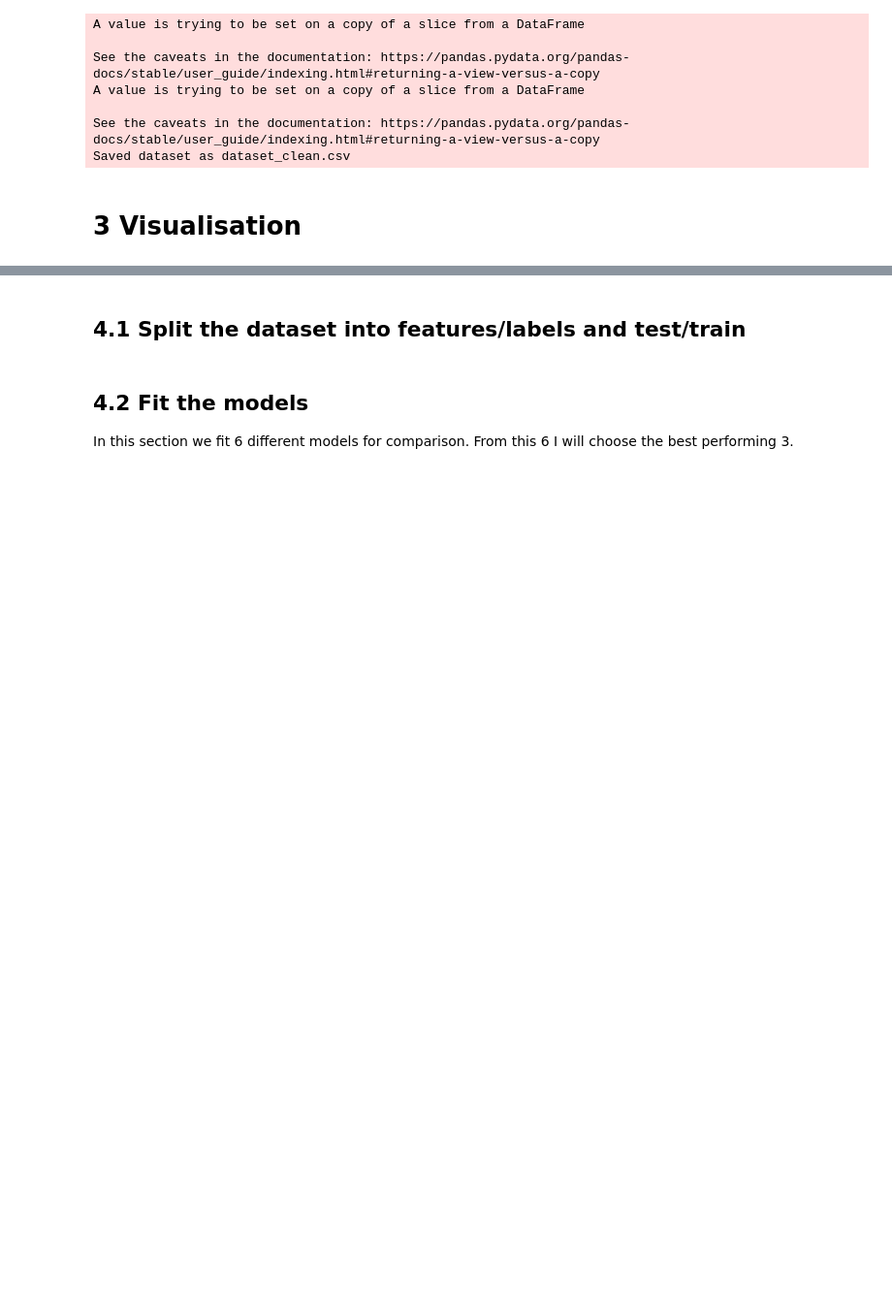
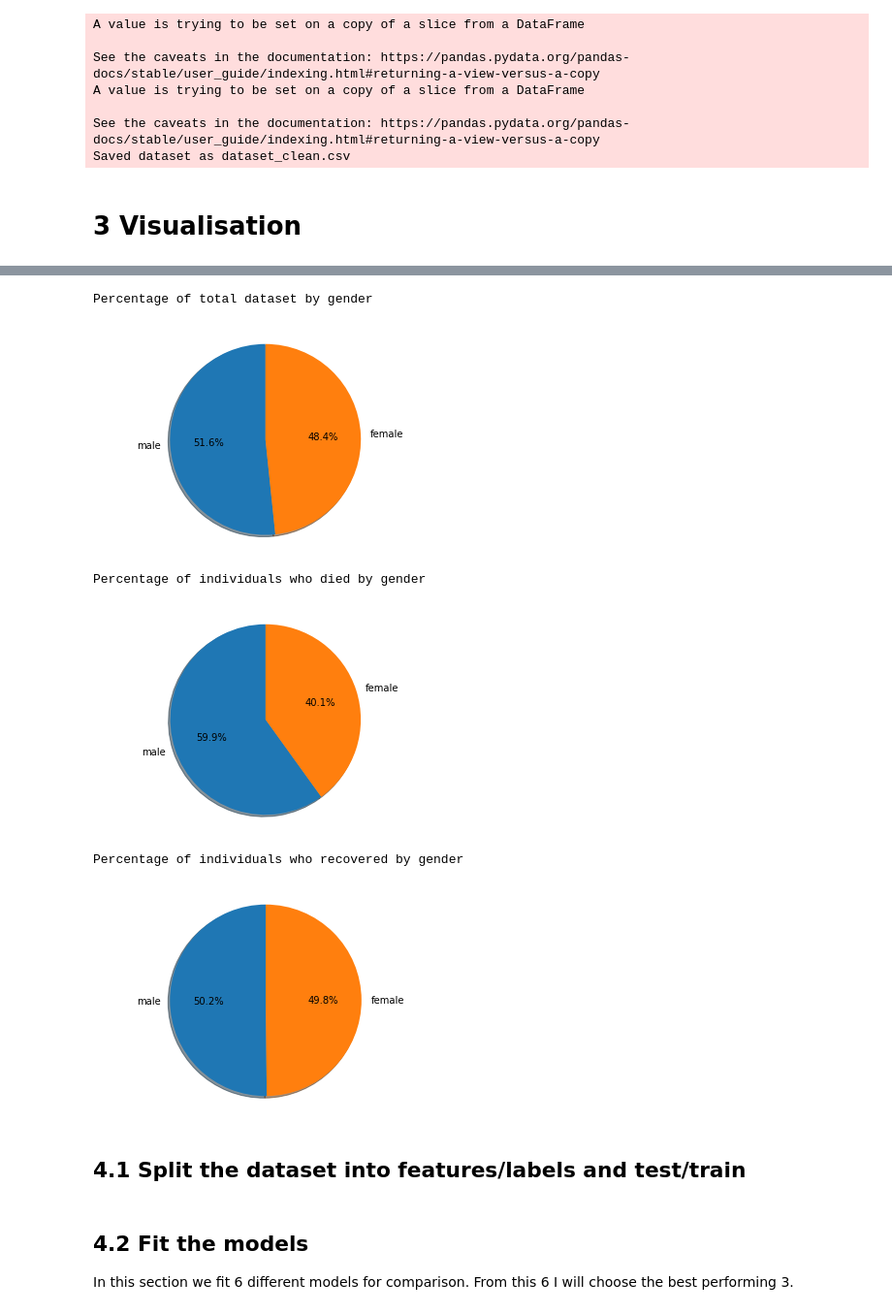
Before and after one commit to szmcook/ml-coursework, a Jupyter notebook: gsgw38.ipynb, the cells around one changed output, grey strips where cells are left out. Shown: that part at 97% size. Drawn from its saved outputs; the diff is of its cells as text; code cells hidden in the pictures; blank space fills up the shorter version.

```diff
--- a/gsgw38.ipynb
+++ b/gsgw38.ipynb
@@ -248,3 +189,24 @@ To train the models I use 6 different models initially, and then narrow the sele
+# %%
+values = dataset['sex'].value_counts()
+labels = 'male', 'female'
+
+print('Percentage of total dataset by gender')
+pie_chart(values, labels)
+
+print('Percentage of individuals who died by gender')
+values = dataset.loc[dataset['outcome'] == 0, 'sex'].value_counts()
+pie_chart(values, labels)
+
+print('Percentage of individuals who recovered by gender')
+values = dataset.loc[dataset['outcome'] == 1, 'sex'].value_counts()
+pie_chart(values, labels)
+# %% [output]
+Percentage of total dataset by gender
+[figure, added]
+Percentage of individuals who died by gender
+[figure, added]
+Percentage of individuals who recovered by gender
+[figure, added]
 # %% [markdown]
 ## 4.1 Split the dataset into features/labels and test/train
 # %%
```
Also changed, not shown: parts of 21 cells of this notebook.
